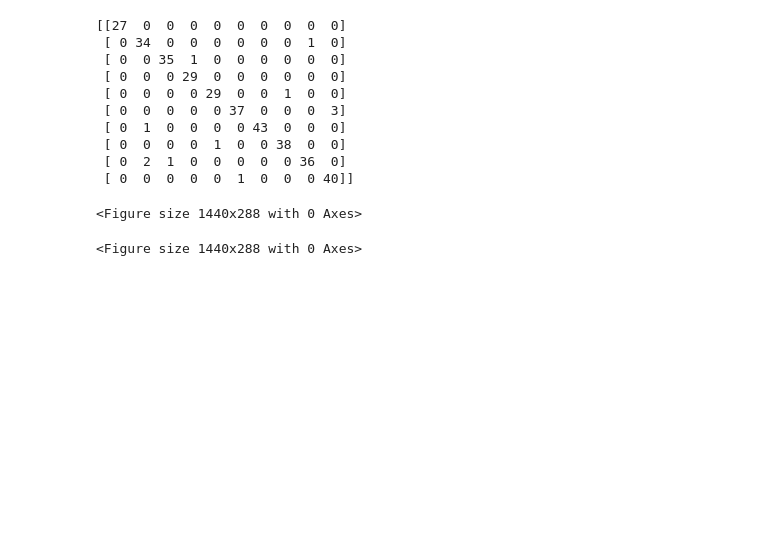
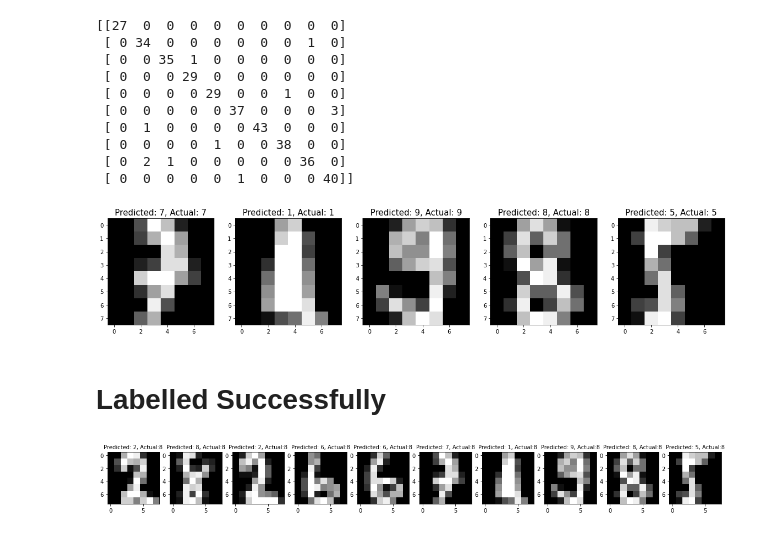
Before and after one commit to Azeem-svg/firstgithub, a Jupyter notebook: Home_work/logistic_Regression/logistic_regression.ipynb, the cells around one changed output. Drawn from its saved outputs; the diff is of its cells as text; code cells hidden in the pictures; blank space fills up the shorter version.

```diff
--- a/Home_work/logistic_Regression/logistic_regression.ipynb
+++ b/Home_work/logistic_Regression/logistic_regression.ipynb
@@ -139,7 +141,7 @@ index= 0
 misclassifiedIndexes = []
 for label, predict in zip(y_test, predictions):
     if label != predict:
-        misclassifiedIdexes.append(index)
+        misclassifiedIndexes.append(index)
         index +=1
 # %%
 # plotting misclassified labels with known labels
@@ -149,13 +151,15 @@ for plotIndex, badIndex in enumerate(misclassifiedIndexes[5:10]):
     plt.imshow(np.reshape(x_test[badIndex], (8,8)), cmap=plt.cm.gray)
     plt.title("Predicted: {}, Actual: {}".format(predictions[badIndex], y_test[badIndex]),fontsize=15)
 # %% [output]
-<Figure size 1440x288 with 0 Axes>
+[figure, added]
+# %% [markdown]
+# Labelled Successfully
 # %%
 # plotting misclassified labels with known labels
 plt.figure(figsize=(20,4))
-for plotIndex, badIndex in enumerate(misclassifiedIndexes[5:10]):
-    plt.subplot(1, 5, plotIndex + 1)
+for plotIndex, badIndex in enumerate(misclassifiedIndexes[0:10]):
+    plt.subplot(1, 10, plotIndex + 1)
     plt.imshow(np.reshape(x_test[badIndex], (8,8)), cmap=plt.cm.gray)
-    plt.title("Predicted: {}, Actual: {}".format(predictions[badIndex], y_test[badIndex]),fontsize=15)
+    plt.title("Predicted: {}, Actual:{}". format(predictions[badIndex],y_test[label] ,y_test[badIndex]),fontsize=10)
 # %% [output]
-<Figure size 1440x288 with 0 Axes>
+[figure, added]
```
Also changed, not shown: parts of 2 cells of this notebook, 6 other files.
